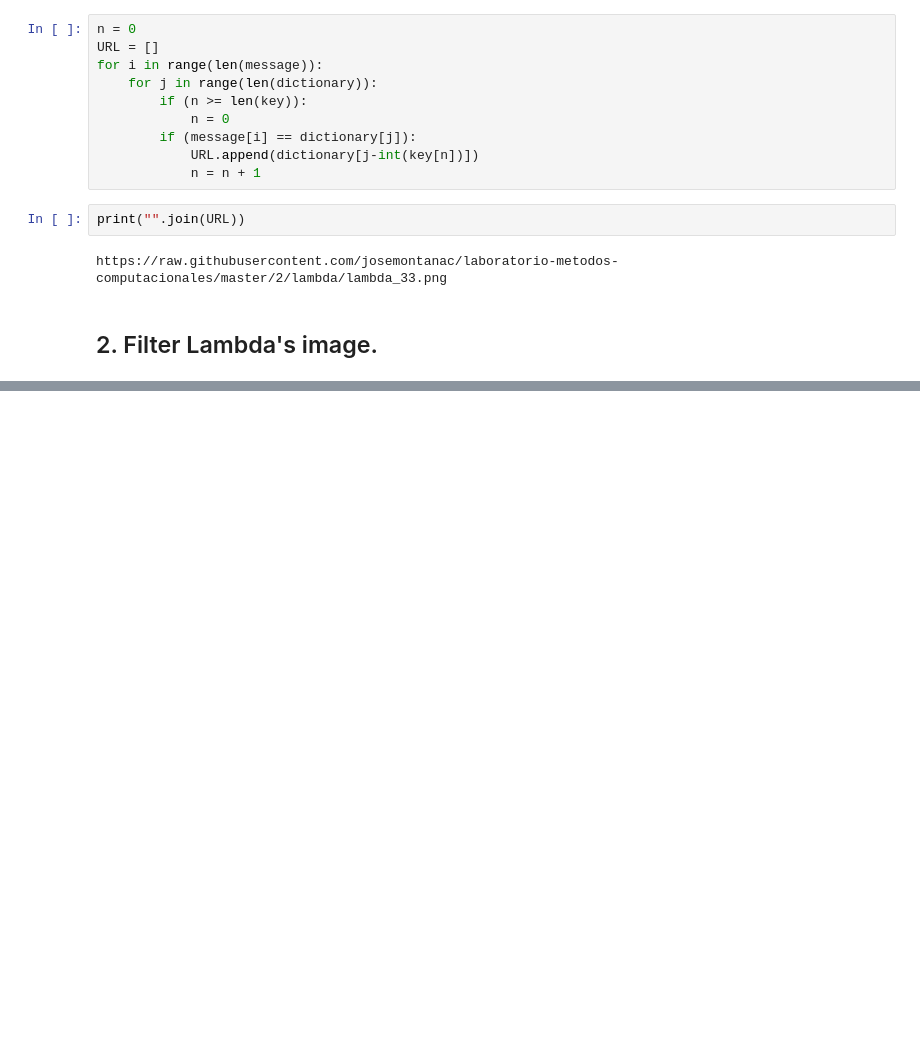
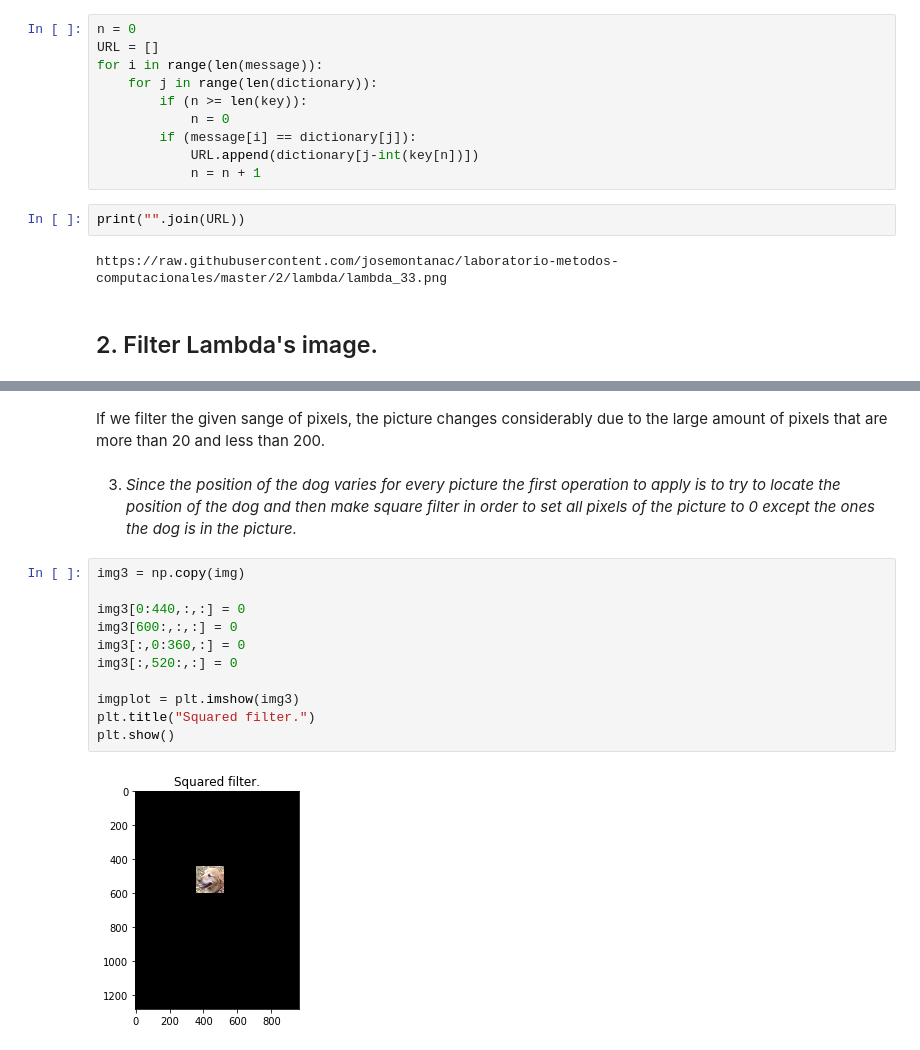
Before and after one commit to m-mejiap/Lab, a Jupyter notebook: Ex3.ipynb, the cells around one changed output, grey strips where cells are left out. Saved outputs shown, nothing was run; the diff lists cells and outputs as text; blank space fills up the shorter version.

```diff
--- a/Ex3.ipynb
+++ b/Ex3.ipynb
@@ -28,0 +68,17 @@ https://raw.githubusercontent.com/josemontanac/laboratorio-metodos-computacional
+# %% [markdown]
+If we filter the given sange of pixels, the picture changes considerably due to the large amount of pixels that are more than 20 and less than 200.
+# %% [markdown]
+3. _Since the position of the dog varies for every picture the first operation to apply is to try to locate the position of the dog and then make square filter in order to set all pixels of the picture to 0 except the ones the dog is in the picture._
+# %%
+img3 = np.copy(img)
+
+img3[0:440,:,:] = 0
+img3[600:,:,:] = 0
+img3[:,0:360,:] = 0
+img3[:,520:,:] = 0
+
+imgplot = plt.imshow(img3)
+plt.title("Squared filter.")
+plt.show()
+# %% [output]
+[figure, added]
```
Also changed, not shown: parts of 10 cells of this notebook.
